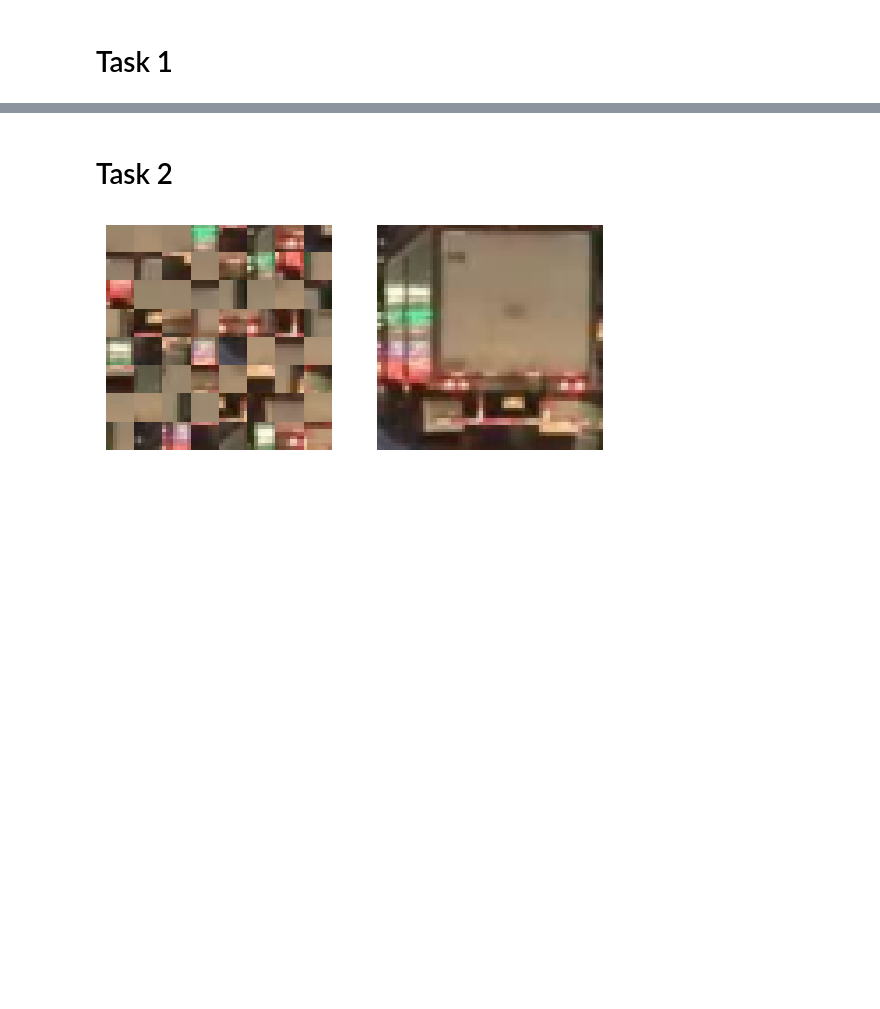
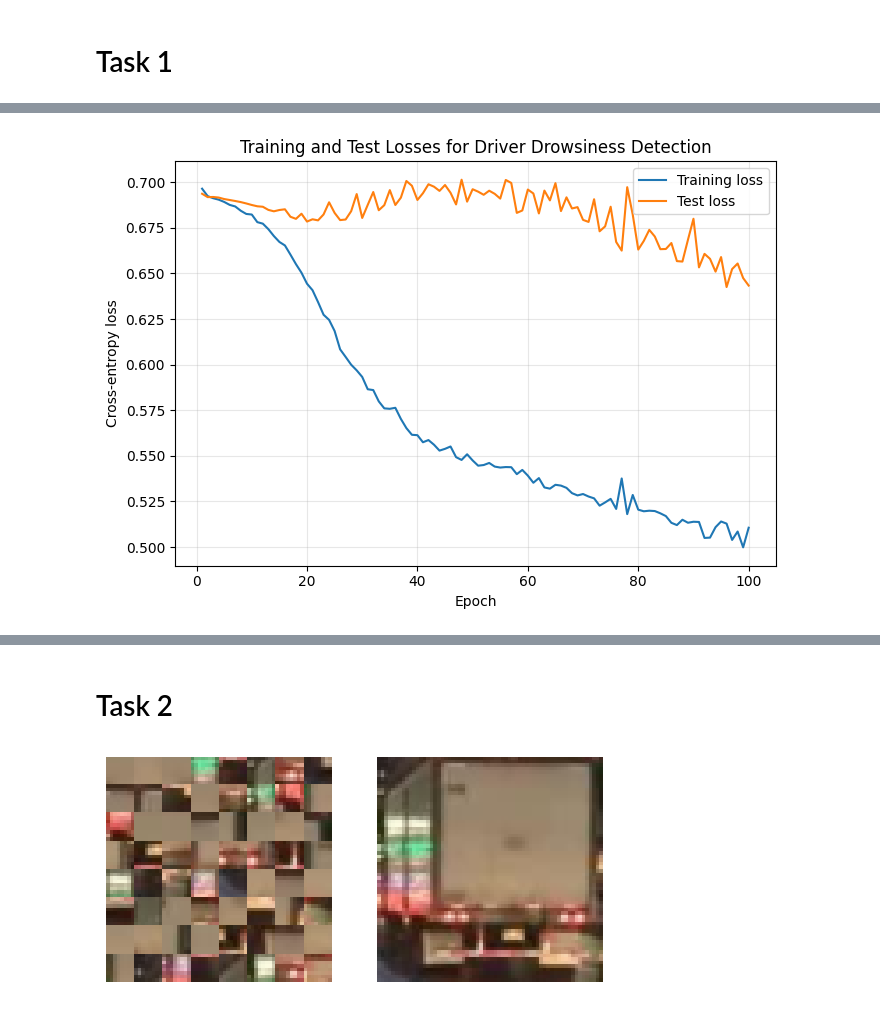
Before and after one commit to JingyaoLU2002/DL_Assignment3, a Jupyter notebook: assignment2_skeleton.ipynb, the cells around one changed output, grey strips where cells are left out. Saved outputs shown, nothing was run; the diff lists cells and outputs as text; code cells hidden in the pictures; blank space fills up the shorter version.

```diff
--- a/assignment2_skeleton.ipynb
+++ b/assignment2_skeleton.ipynb
@@ -130,0 +359,14 @@ plot_face_graph(graph, ax)
+# %%
+batch = next(iter(train_loader))
+batch = batch.to(DEVICE)
+
+logits = model(
+    x=batch.x.float(),
+    edge_index=batch.edge_index.long(),
+    batch_index=batch.batch.long()
+)
+
+print("Logits shape:", logits.shape)
+print("Label shape:", batch.y.view(-1).shape)
+print("First few logits:")
+print(logits[:5])
@@ -130,0 +494,24 @@ plot_face_graph(graph, ax)
+# %%
+plt.figure(figsize=(7, 5))
+
+plt.plot(
+    range(1, NUM_EPOCHS + 1),
+    train_losses,
+    label="Training loss"
+)
+
+plt.plot(
+    range(1, NUM_EPOCHS + 1),
+    test_losses,
+    label="Test loss"
+)
+
+plt.xlabel("Epoch")
+plt.ylabel("Cross-entropy loss")
+plt.title("Training and Test Losses for Driver Drowsiness Detection")
+plt.legend()
+plt.grid(alpha=0.3)
+plt.tight_layout()
+plt.show()
+# %% [output]
+[figure, added]
```
Also changed, not shown: parts of 15 cells of this notebook.
